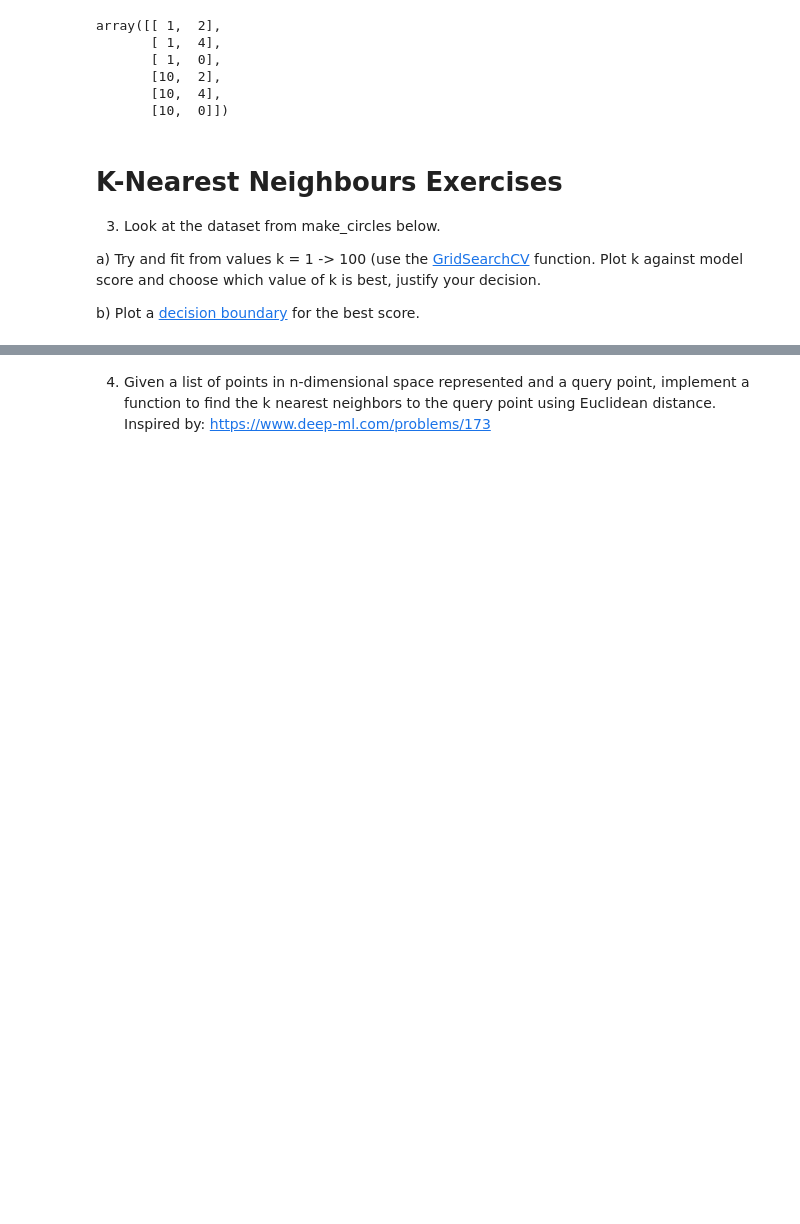
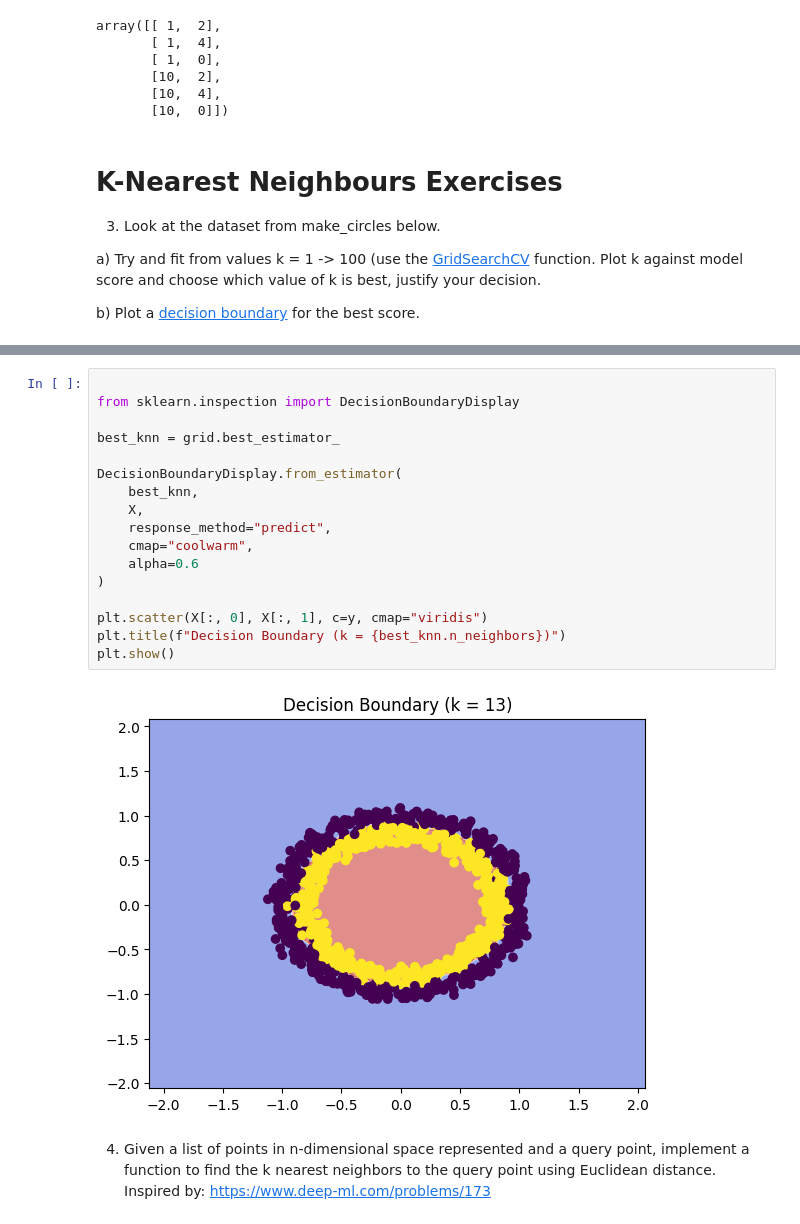
Before and after one commit to Viklin41/ai_and_text_analytics, a Jupyter notebook: worksheets/worksheet3_clustering.ipynb, the cells around one changed output, grey strips where cells are left out. Drawn from its saved outputs; the diff is of its cells as text; blank space fills up the shorter version.

```diff
--- a/worksheets/worksheet3_clustering.ipynb
+++ b/worksheets/worksheet3_clustering.ipynb
@@ -280,3 +302,22 @@ ValueError: n_samples=2 should be >= n_clusters=3.
+# %%
+
+from sklearn.inspection import DecisionBoundaryDisplay
+
+best_knn = grid.best_estimator_
+
+DecisionBoundaryDisplay.from_estimator(
+    best_knn,
+    X,
+    response_method="predict",
+    cmap="coolwarm",
+    alpha=0.6
+)
+
+plt.scatter(X[:, 0], X[:, 1], c=y, cmap="viridis")
+plt.title(f"Decision Boundary (k = {best_knn.n_neighbors})")
+plt.show()
+# %% [output]
+[figure, added]
 # %% [markdown]
 4. Given a list of points in n-dimensional space represented and a query point, implement a function to find the k nearest neighbors to the query point using Euclidean distance. Inspired by: https://www.deep-ml.com/problems/173
 # %%
```
Also changed, not shown: parts of 9 cells of this notebook, 2 other files.
